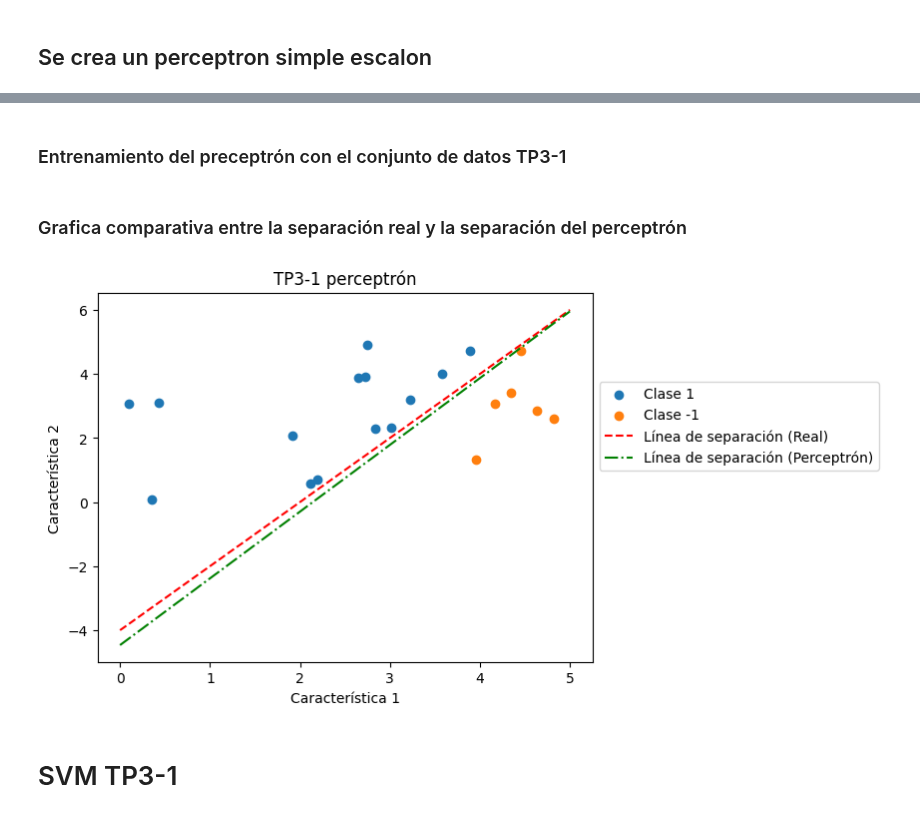
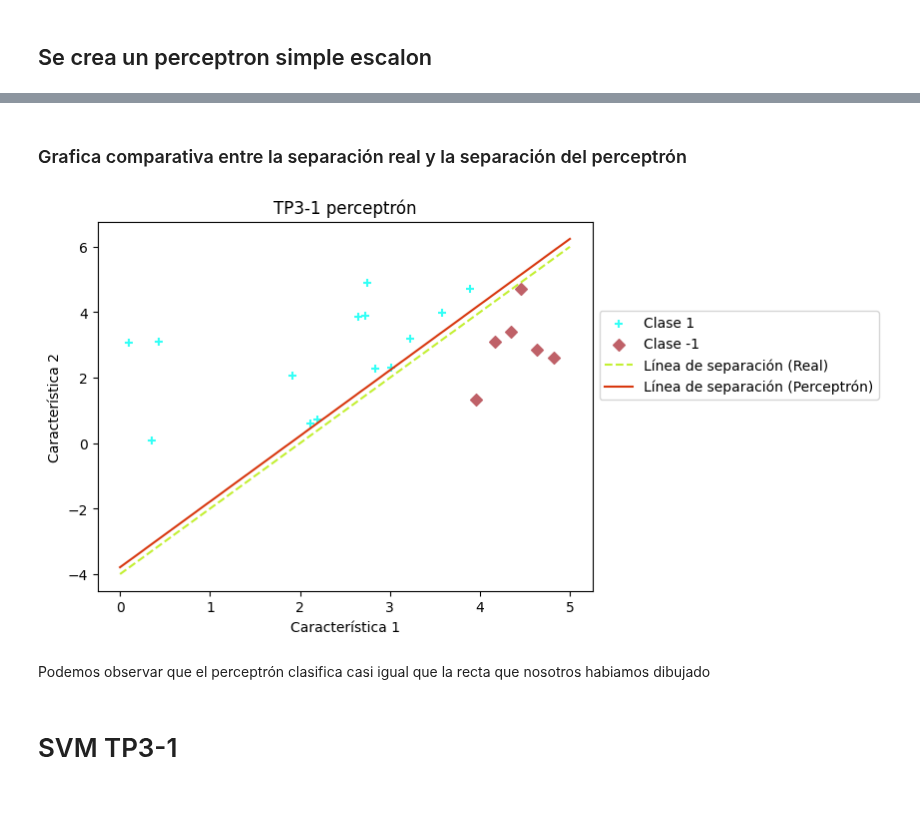
Before and after one commit to UnahurAprendizajeAutomatico/SVM, a Jupyter notebook: modelos/svm.ipynb, the cells around one changed output, grey strips where cells are left out. Drawn from its saved outputs; the diff is of its cells as text; code cells hidden in the pictures.

Commit message:
refactor del perceptron

```diff
--- a/modelos/svm.ipynb
+++ b/modelos/svm.ipynb
@@ -10,8 +15,6 @@
 # %% [markdown]
 ### Conjuntos de datos TP3-1
 # %%
-import numpy as np
-import matplotlib.pyplot as plt
 
 # Establecer una semilla aleatoria para la reproducibilidad
 np.random.seed(0)
@@ -22,20 +25,20 @@ x1 = np.random.uniform(0, 5, num_points)
 x2 = np.random.uniform(0, 5, num_points)
 
 # Definir la línea de separación
-# Por ejemplo, y = 2x - 4
-def separador(x):
-    return 2 * x  - 4
+# Por ejemplo, y = 2x - 4u
+def recta(x):
+    return 2 * x - 4
 
 # Asignar etiquetas de clase 1 o -1 según la posición con respecto a la línea
-y_real = np.where(x2 >= separador(x1), 1, -1)
+y_real = np.where(x2 >= recta(x1), 1, -1)
 
 # Visualizar los datos
-plt.scatter(x1[y_real == 1], x2[y_real == 1], label='Clase 1')
-plt.scatter(x1[y_real == -1], x2[y_real == -1], label='Clase -1')
-plt.plot([0, 5], [separador(0), separador(5)], color='red', linestyle='--', label='Línea de separación')
+plt.scatter(x1[y_real == 1], x2[y_real == 1], label='Clase 1',marker='+',color='#33FFF6')
+plt.scatter(x1[y_real == -1], x2[y_real == -1], label='Clase -1',marker='D',color='#BF6168')
+plt.plot([0, 5], [recta(0), recta(5)], color='#c3f032', linestyle='--', label='Línea de separación')
 plt.xlabel('Característica 1')
 plt.ylabel('Característica 2')
 plt.legend(loc='lower left',bbox_to_anchor=(1, 0.5))
-plt.title('TP3-1')
+plt.title('Conjunto TP3-1')
 plt.show()
 # %% [output]
@@ -43,5 +46,10 @@ plt.show()
 # %% [markdown]
 Se pude visualizar que el ___hiperplano___ de separación esta haciendo una buena clasificación de las clase pero no podemos garantizar que sea el optimo ya que hay puntos que se encuentra muy cerca del ___hiperplano___
+# %%
+# Unir la cordenas de x1 y x2 en una solo conjunto de datos
+X_train = np.column_stack((x1,x2))
+
+y_train = y_real
 # %% [markdown]
 ## Se crea un perceptron simple escalon
 # %%
@@ -72,2 +83,0 @@ def train_perceptron(X, y, learning_rate, epochs=10):
-# %% [markdown]
-### Entrenamiento del preceptrón con el conjunto de datos TP3-1
@@ -87,17 +85,25 @@ predicciones = [step_activation(np.dot(x,w) + b) for x in X1]
 ### Grafica comparativa entre la separación real y la separación del perceptrón
 # %%
 # Crear la gráfica
-plt.scatter(x1[y_real == 1], x2[y_real == 1], label='Clase 1')
-plt.scatter(x1[y_real == -1], x2[y_real == -1], label='Clase -1')
-plt.plot([0, 5], [separador(0), separador(5)], color='red', linestyle='--', label='Línea de separación (Real)')
-plt.plot([0, 5], [-(w[0]/w[1])*0 + (-b/w[1]), -(w[0]/w[1])*5 + (-b/w[1])], color='green', linestyle='-.', label='Línea de separación (Perceptrón)')
+plt.scatter(x1[y_real == 1], x2[y_real == 1], label='Clase 1',marker='+',color='#33FFF6')
+plt.scatter(x1[y_real == -1], x2[y_real == -1], label='Clase -1',marker='D',color='#BF6168')
+plt.plot([0, 5], [recta(0), recta(5)], color='#c3f032', linestyle='--', label='Línea de separación (Real)')
+
+#Linea separacion aprendida del perceptron
+
+# Línea de separación aprendida por el perceptrón
+x1_range = np.array([0, 5])
+x2_perceptron = (-weights[0] * x1_range - bias) / weights[1]
+plt.plot(x1_range, x2_perceptron, color='#d8380f', linestyle='-', label='Línea de separación (Perceptrón)')
 plt.xlabel('Característica 1')
 plt.ylabel('Característica 2')
 plt.legend(loc='lower left', bbox_to_anchor=(1, 0.5))
 plt.title('TP3-1 perceptrón')
 plt.show()
 # %% [output]
-[figure, old version]
+[figure, new version]
+# %% [markdown]
+Podemos observar que el perceptrón clasifica casi igual que la recta que nosotros habiamos dibujado
 # %% [markdown]
 # SVM TP3-1
 # %%
```
Also changed, not shown: parts of 7 cells of this notebook, 2 other files.
